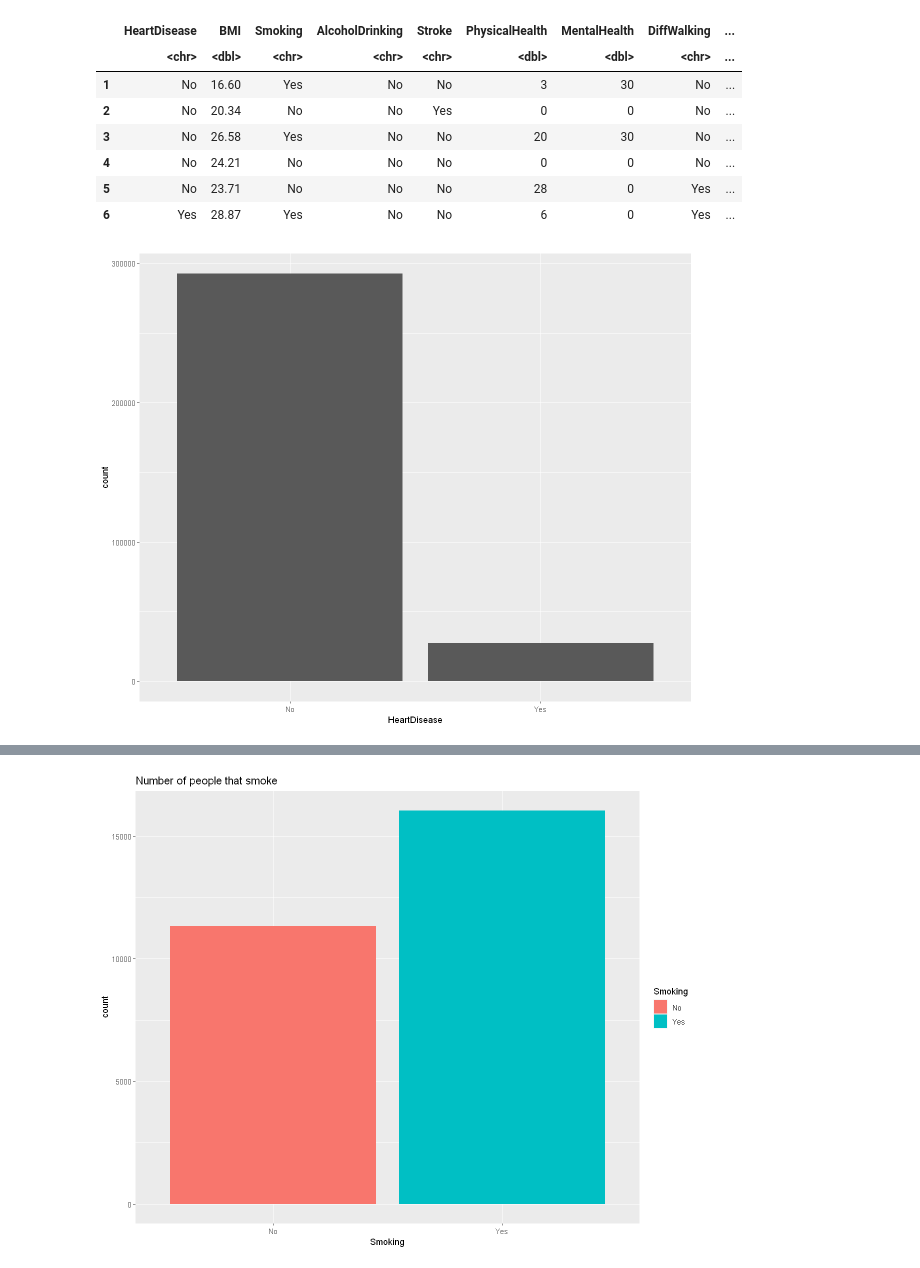
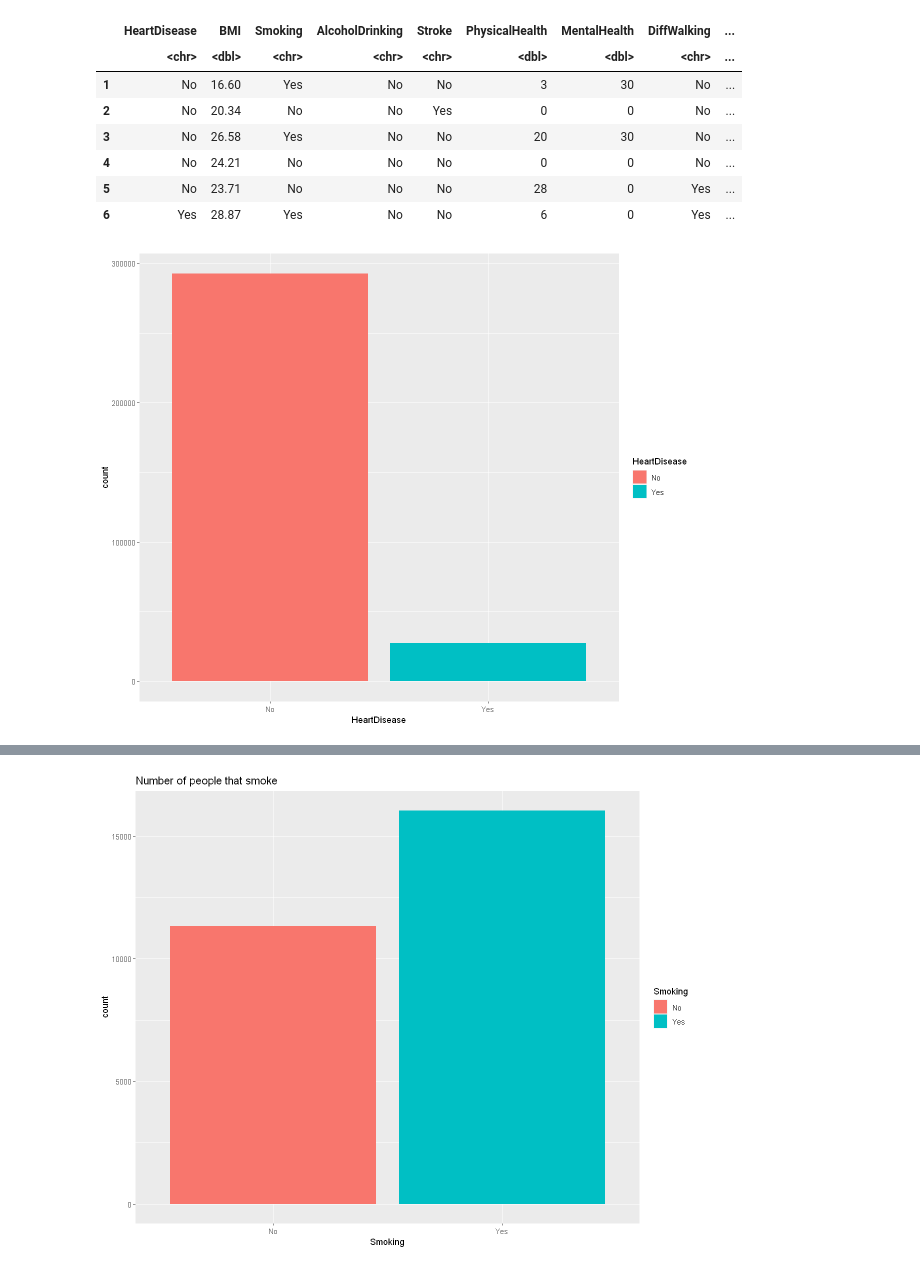
Before and after one commit to Meapy/Visualizing-data, a Jupyter notebook: Assignment/main.ipynb, the cells around one changed output, grey strips where cells are left out. Saved outputs shown, nothing was run; the diff lists cells and outputs as text; code cells hidden in the pictures.

```diff
--- a/Assignment/main.ipynb
+++ b/Assignment/main.ipynb
@@ -44,14 +44,14 @@ A data.frame: 6 × 18
 # %%
 options(scipen=999)
 options(repr.plot.width=10, repr.plot.height=8)
 #make a bar chart for the number of people with heart disease
-graph <- ggplot(heartDF, aes(x = HeartDisease)) +
+graph <- ggplot(heartDF, aes(x = HeartDisease, fill= HeartDisease)) +
   geom_bar() +
   labs(title = "Number of people with heart disease" +
   scale_x_continuous(labels = function(x) format(x, scientific = FALSE)) +
-  theme(axis.text.x = element_text(angle = 45, hjust = 1))
-  )
+  theme(axis.text.x = element_text(angle = 45, hjust = 1)) +
+  geom_text(aes(label = HeartDisease)))
 graph
 # %% [output]
-[figure, old version]
+[figure, new version]
 # %%
```
Also changed, not shown: parts of 4 cells of this notebook.
